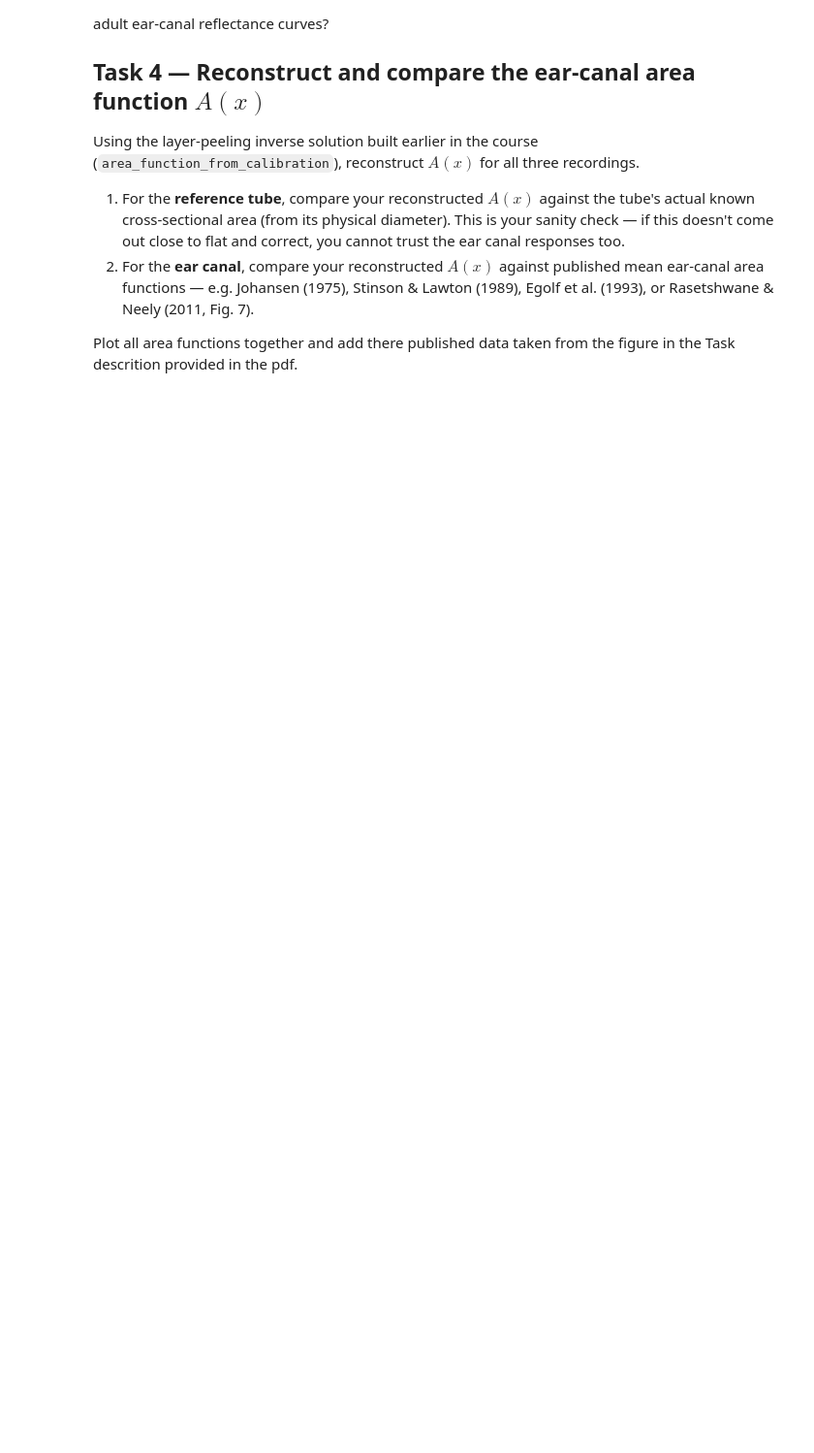
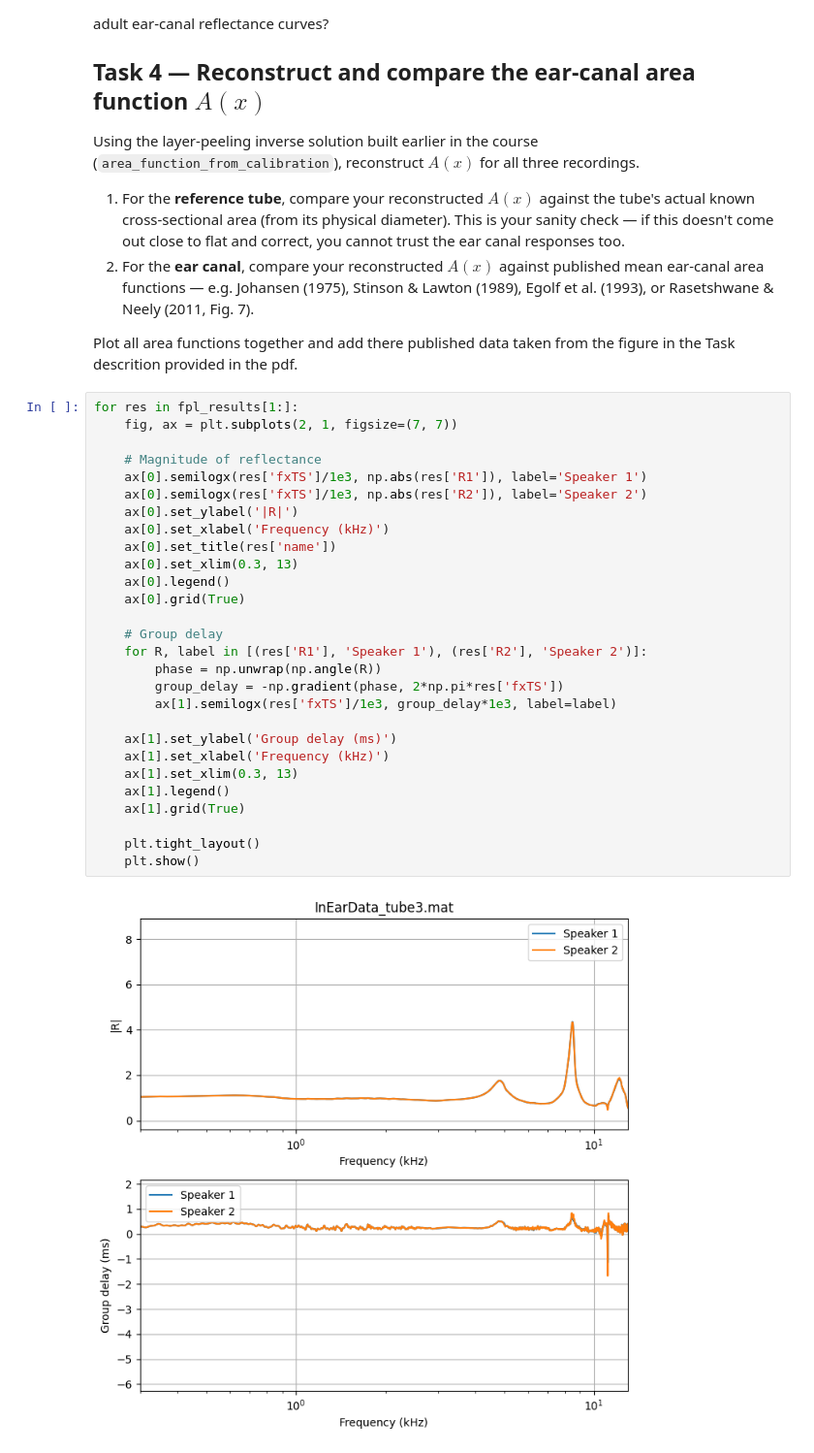
Before and after one commit to vojtejos/FAV_lab, a Jupyter notebook: TutOEME/TaskOE_student2.ipynb, the cells around one changed output. Shown at 97% size. Cells and saved outputs as stored; diff of their text form; blank space fills up the shorter version.

```diff
--- a/TutOEME/TaskOE_student2.ipynb
+++ b/TutOEME/TaskOE_student2.ipynb
@@ -568,3 +554,33 @@ Using the layer-peeling inverse solution built earlier in the course
    Rasetshwane & Neely (2011, Fig. 7).
 
 Plot all area functions together and add there published data taken from the figure in the Task descrition provided in the pdf.
+# %%
+for res in fpl_results[1:]:
+    fig, ax = plt.subplots(2, 1, figsize=(7, 7))
+
+    # Magnitude of reflectance
+    ax[0].semilogx(res['fxTS']/1e3, np.abs(res['R1']), label='Speaker 1')
+    ax[0].semilogx(res['fxTS']/1e3, np.abs(res['R2']), label='Speaker 2')
+    ax[0].set_ylabel('|R|')
+    ax[0].set_xlabel('Frequency (kHz)')
+    ax[0].set_title(res['name'])
+    ax[0].set_xlim(0.3, 13)
+    ax[0].legend()
+    ax[0].grid(True)
+
+    # Group delay
+    for R, label in [(res['R1'], 'Speaker 1'), (res['R2'], 'Speaker 2')]:
+        phase = np.unwrap(np.angle(R))
+        group_delay = -np.gradient(phase, 2*np.pi*res['fxTS'])
+        ax[1].semilogx(res['fxTS']/1e3, group_delay*1e3, label=label)
+
+    ax[1].set_ylabel('Group delay (ms)')
+    ax[1].set_xlabel('Frequency (kHz)')
+    ax[1].set_xlim(0.3, 13)
+    ax[1].legend()
+    ax[1].grid(True)
+
+    plt.tight_layout()
+    plt.show()
+# %% [output]
+[figure, added]
```
Also changed, not shown: parts of 7 cells of this notebook.
